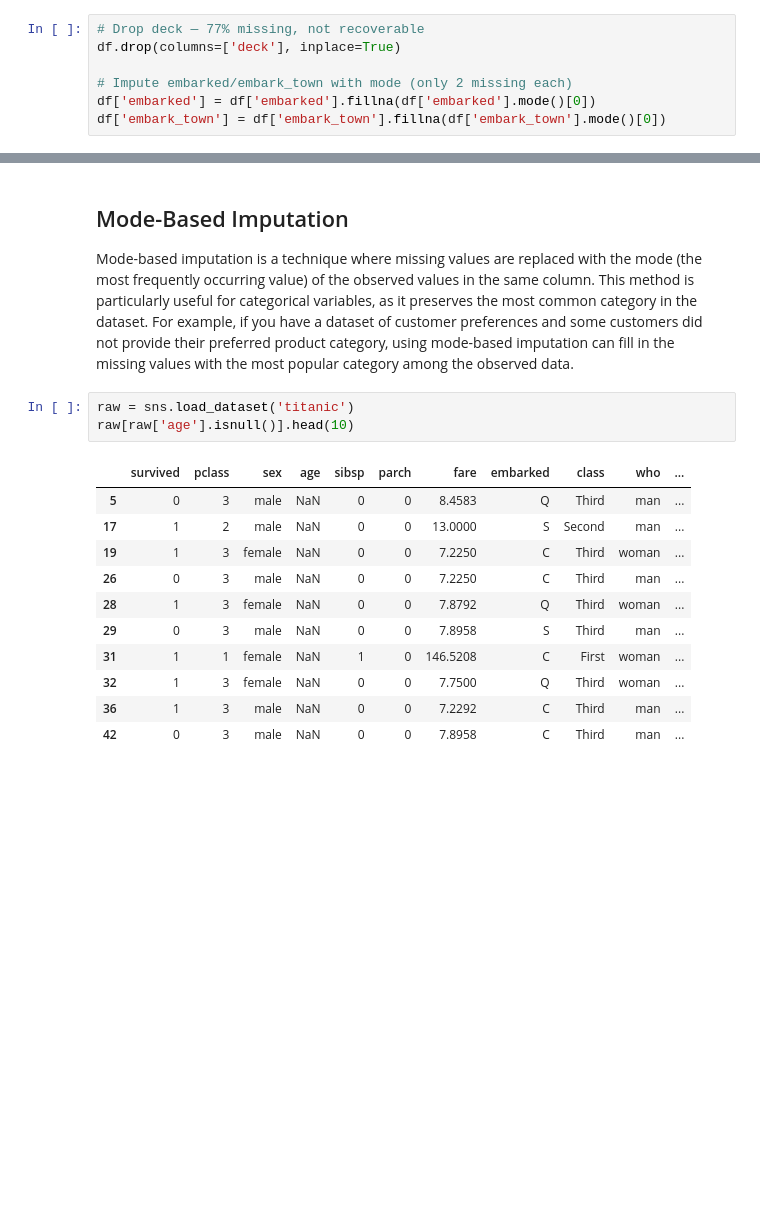
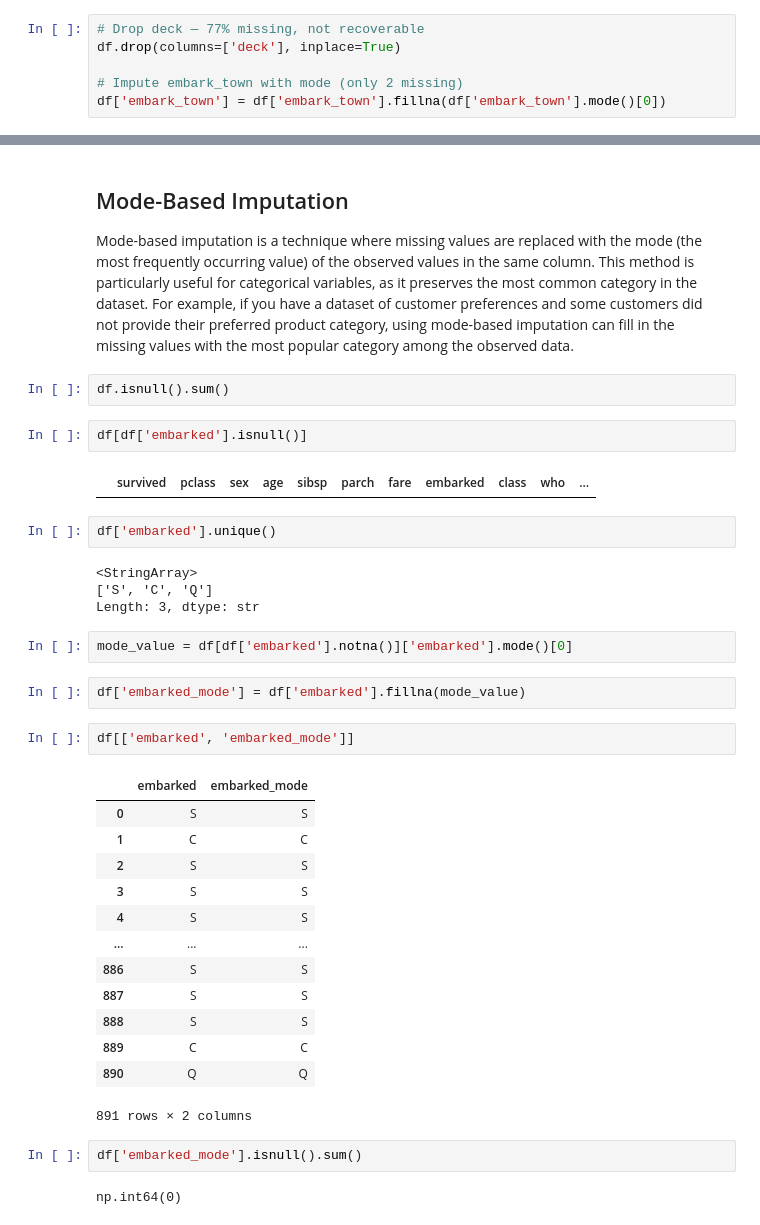
Before and after one commit to samvillasmith/ds_reference, a Jupyter notebook: feature_engineering/handling-missing-values.ipynb, the cells around one changed output, grey strips where cells are left out. Drawn from its saved outputs; the diff is of its cells as text; blank space fills up the shorter version.

Commit message:
finishing handling missing values

```diff
--- a/feature_engineering/handling-missing-values.ipynb
+++ b/feature_engineering/handling-missing-values.ipynb
@@ -91,8 +97,7 @@ df.dropna().shape
 # Drop deck — 77% missing, not recoverable
 df.drop(columns=['deck'], inplace=True)
 
-# Impute embarked/embark_town with mode (only 2 missing each)
-df['embarked'] = df['embarked'].fillna(df['embarked'].mode()[0])
+# Impute embark_town with mode (only 2 missing)
 df['embark_town'] = df['embark_town'].fillna(df['embark_town'].mode()[0])
 # %%
 df
@@ -189,17 +194,38 @@ df[['age_median', 'age_mean', 'age']]
 ## Mode-Based Imputation
 Mode-based imputation is a technique where missing values are replaced with the mode (the most frequently occurring value) of the observed values in the same column. This method is particularly useful for categorical variables, as it preserves the most common category in the dataset. For example, if you have a dataset of customer preferences and some customers did not provide their preferred product category, using mode-based imputation can fill in the missing values with the most popular category among the observed data.
 # %%
-raw = sns.load_dataset('titanic')
-raw[raw['age'].isnull()].head(10)
+df.isnull().sum()
-# %% [output]
-|  | survived | pclass | sex | age | sibsp | parch | fare | embarked | class | who | ... |
-| 5 | 0 | 3 | male | NaN | 0 | 0 | 8.4583 | Q | Third | man | ... |
-| 17 | 1 | 2 | male | NaN | 0 | 0 | 13.0000 | S | Second | man | ... |
-| 19 | 1 | 3 | female | NaN | 0 | 0 | 7.2250 | C | Third | woman | ... |
-| 26 | 0 | 3 | male | NaN | 0 | 0 | 7.2250 | C | Third | man | ... |
-| 28 | 1 | 3 | female | NaN | 0 | 0 | 7.8792 | Q | Third | woman | ... |
-| 29 | 0 | 3 | male | NaN | 0 | 0 | 7.8958 | S | Third | man | ... |
-| 31 | 1 | 1 | female | NaN | 1 | 0 | 146.5208 | C | First | woman | ... |
-| 32 | 1 | 3 | female | NaN | 0 | 0 | 7.7500 | Q | Third | woman | ... |
-| 36 | 1 | 3 | male | NaN | 0 | 0 | 7.2292 | C | Third | man | ... |
-| 42 | 0 | 3 | male | NaN | 0 | 0 | 7.8958 | C | Third | man | ... |
+# %%
+df[df['embarked'].isnull()]
+# %% [output]
+|  | survived | pclass | sex | age | sibsp | parch | fare | embarked | class | who | ... |
+# %%
+df['embarked'].unique()
+# %% [output]
+<StringArray>
+['S', 'C', 'Q']
+Length: 3, dtype: str
+# %%
+mode_value = df[df['embarked'].notna()]['embarked'].mode()[0]
+# %%
+df['embarked_mode'] = df['embarked'].fillna(mode_value)
+# %%
+df[['embarked', 'embarked_mode']]
+# %% [output]
+|  | embarked | embarked_mode |
+| 0 | S | S |
+| 1 | C | C |
+| 2 | S | S |
+| 3 | S | S |
+| 4 | S | S |
+| ... | ... | ... |
+| 886 | S | S |
+| 887 | S | S |
+| 888 | S | S |
+| 889 | C | C |
+| 890 | Q | Q |
+891 rows × 2 columns
+# %%
+df['embarked_mode'].isnull().sum()
+# %% [output]
+np.int64(0)
```
Also changed, not shown: parts of 3 cells of this notebook.
